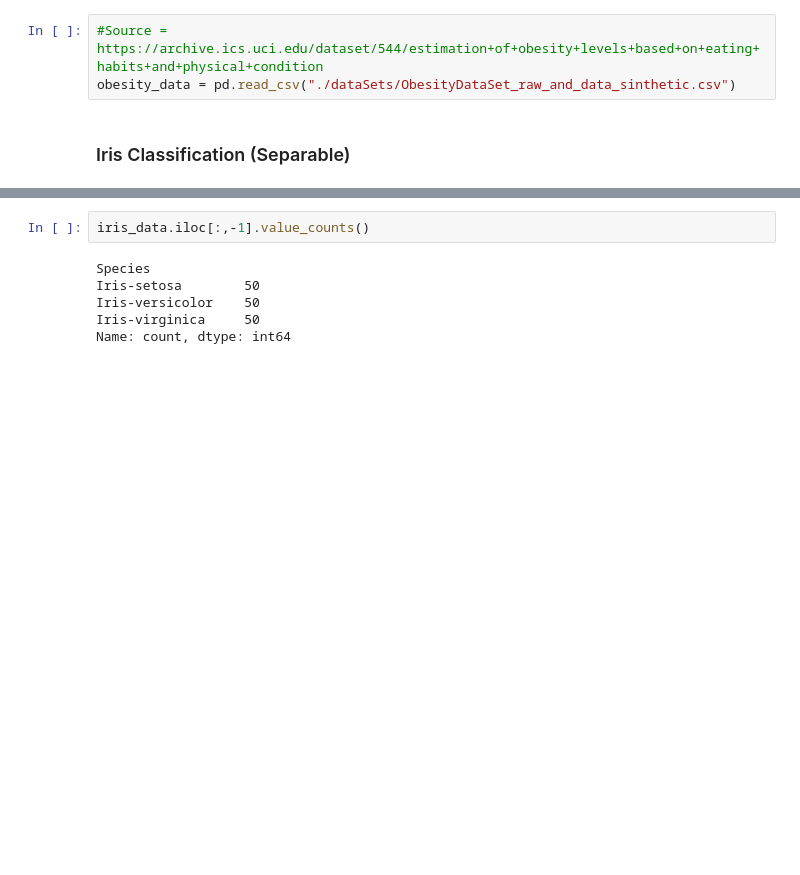
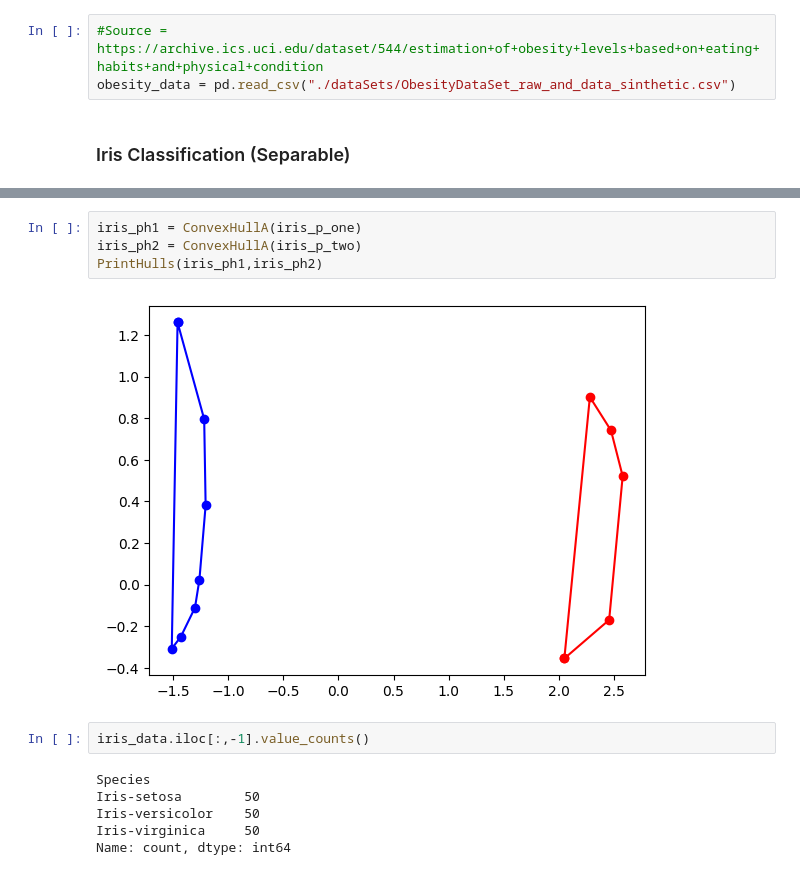
Before and after one commit to attiilla/Alg2, a Jupyter notebook: TP1/TP1.ipynb, the cells around one changed output, grey strips where cells are left out. Drawn from its saved outputs; the diff is of its cells as text; blank space fills up the shorter version.

Commit message:
bug found on convex hull

```diff
--- a/TP1/TP1.ipynb
+++ b/TP1/TP1.ipynb
@@ -749,3 +725,9 @@ iris_data = pd.read_csv("./dataSets/Iris.csv")
+# %%
+iris_ph1 = ConvexHullA(iris_p_one)
+iris_ph2 = ConvexHullA(iris_p_two)
+PrintHulls(iris_ph1,iris_ph2)
+# %% [output]
+[figure, added]
 # %%
 iris_data.iloc[:,-1].value_counts()
 # %% [output]
```
Also changed, not shown: parts of 13 cells of this notebook.
